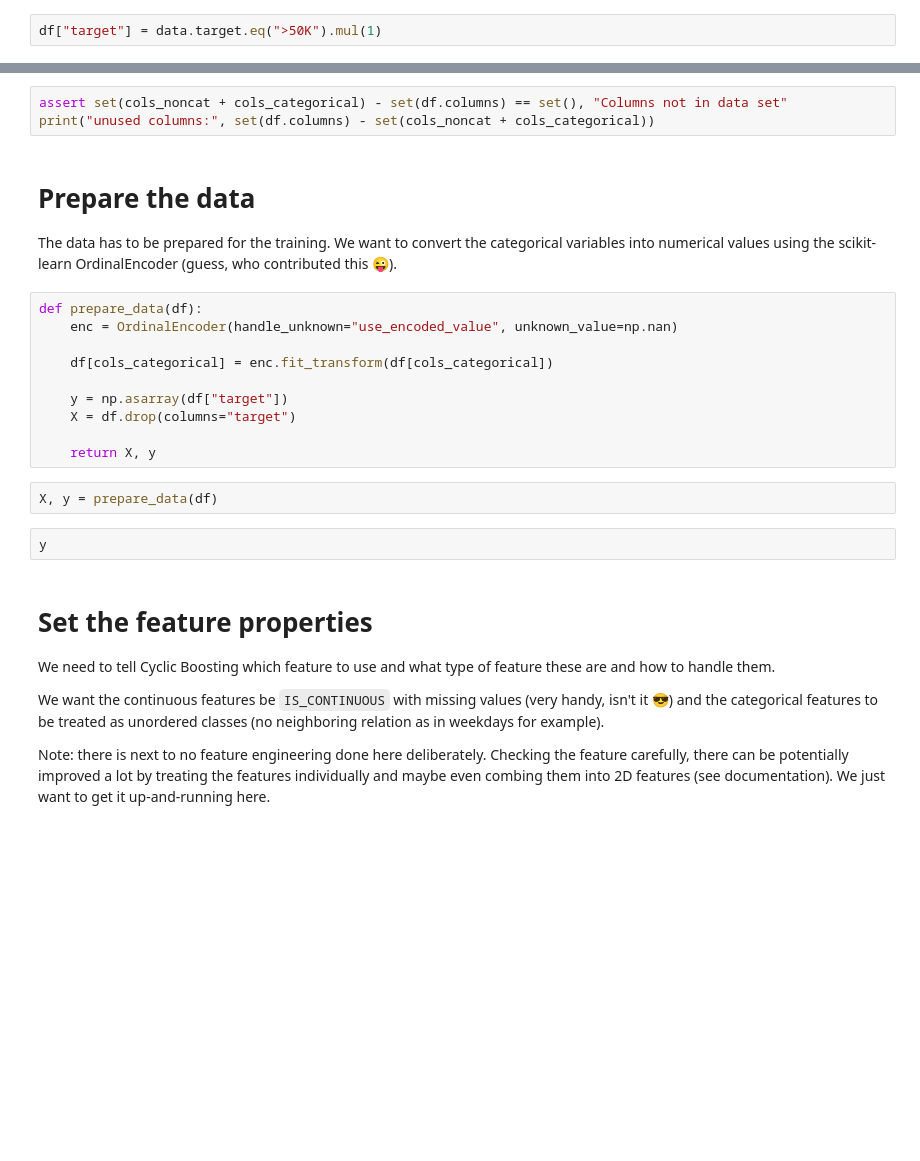
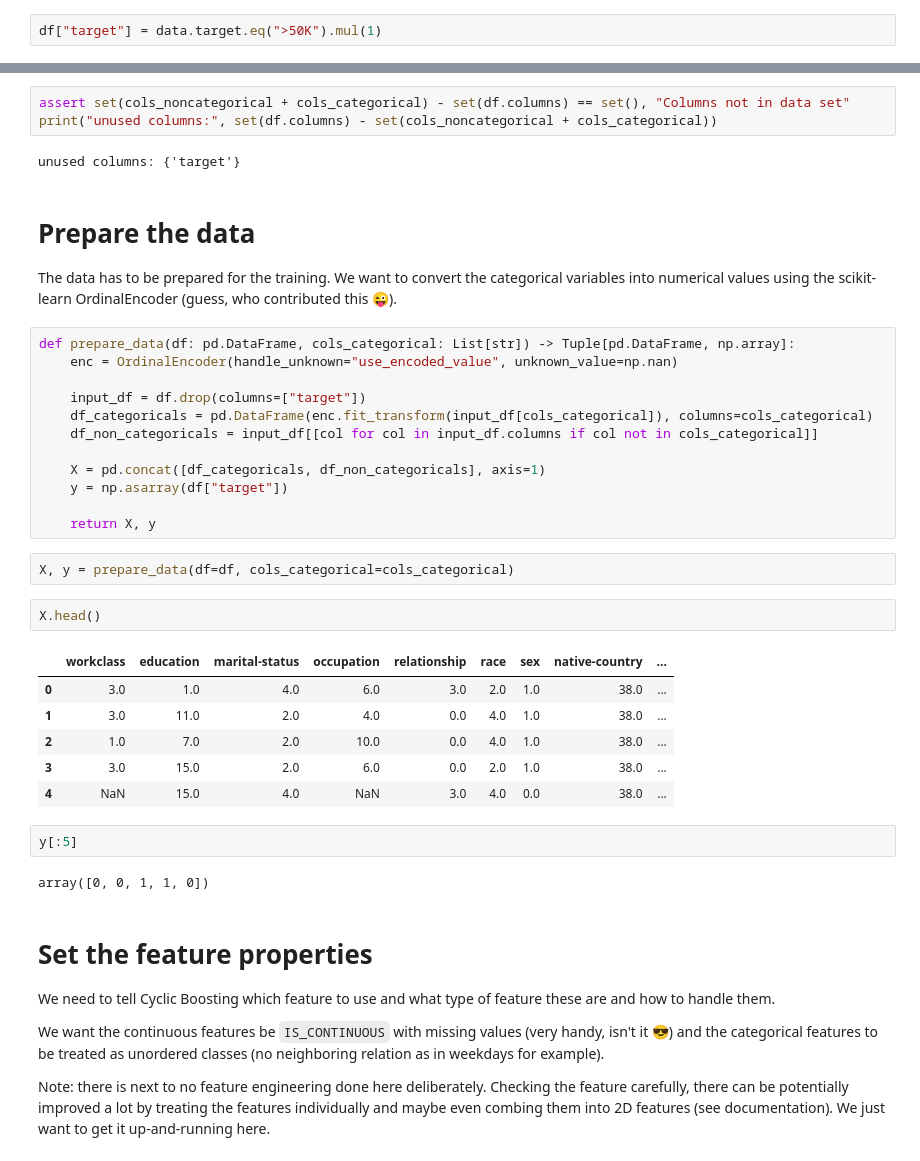
Before and after one commit to Blue-Yonder-OSS/cyclic-boosting, a Jupyter notebook: examples/classification/classification_adult.ipynb, the cells around one changed output, grey strips where cells are left out. Saved outputs shown, nothing was run; the diff lists cells and outputs as text; blank space fills up the shorter version.

```diff
--- a/examples/classification/classification_adult.ipynb
+++ b/examples/classification/classification_adult.ipynb
@@ -61,24 +128,39 @@ df.columns
 # %%
-assert set(cols_noncat + cols_categorical) - set(df.columns) == set(), "Columns not in data set"
-print("unused columns:", set(df.columns) - set(cols_noncat + cols_categorical))
+assert set(cols_noncategorical + cols_categorical) - set(df.columns) == set(), "Columns not in data set"
+print("unused columns:", set(df.columns) - set(cols_noncategorical + cols_categorical))
+# %% [output]
+unused columns: {'target'}
 # %% [markdown]
 # Prepare the data
 
 The data has to be prepared for the training. We want to convert the categorical variables into numerical values using the scikit-learn OrdinalEncoder (guess, who contributed this 😜).
 # %%
-def prepare_data(df):
+def prepare_data(df: pd.DataFrame, cols_categorical: List[str]) -> Tuple[pd.DataFrame, np.array]:
     enc = OrdinalEncoder(handle_unknown="use_encoded_value", unknown_value=np.nan)
 
-    df[cols_categorical] = enc.fit_transform(df[cols_categorical])
+    input_df = df.drop(columns=["target"])
+    df_categoricals = pd.DataFrame(enc.fit_transform(input_df[cols_categorical]), columns=cols_categorical)
+    df_non_categoricals = input_df[[col for col in input_df.columns if col not in cols_categorical]]
 
+    X = pd.concat([df_categoricals, df_non_categoricals], axis=1)
     y = np.asarray(df["target"])
-    X = df.drop(columns="target")
 
     return X, y
 # %%
-X, y = prepare_data(df)
+X, y = prepare_data(df=df, cols_categorical=cols_categorical)
+# %%
+X.head()
+# %% [output]
+|  | workclass | education | marital-status | occupation | relationship | race | sex | native-country | ... |
+| 0 | 3.0 | 1.0 | 4.0 | 6.0 | 3.0 | 2.0 | 1.0 | 38.0 | ... |
+| 1 | 3.0 | 11.0 | 2.0 | 4.0 | 0.0 | 4.0 | 1.0 | 38.0 | ... |
+| 2 | 1.0 | 7.0 | 2.0 | 10.0 | 0.0 | 4.0 | 1.0 | 38.0 | ... |
+| 3 | 3.0 | 15.0 | 2.0 | 6.0 | 0.0 | 2.0 | 1.0 | 38.0 | ... |
+| 4 | NaN | 15.0 | 4.0 | NaN | 3.0 | 4.0 | 0.0 | 38.0 | ... |
 # %%
-y
+y[:5]
+# %% [output]
+array([0, 0, 1, 1, 0])
 # %% [markdown]
 # Set the feature properties
 
```
Also changed, not shown: parts of 22 cells of this notebook, 4 other files.
